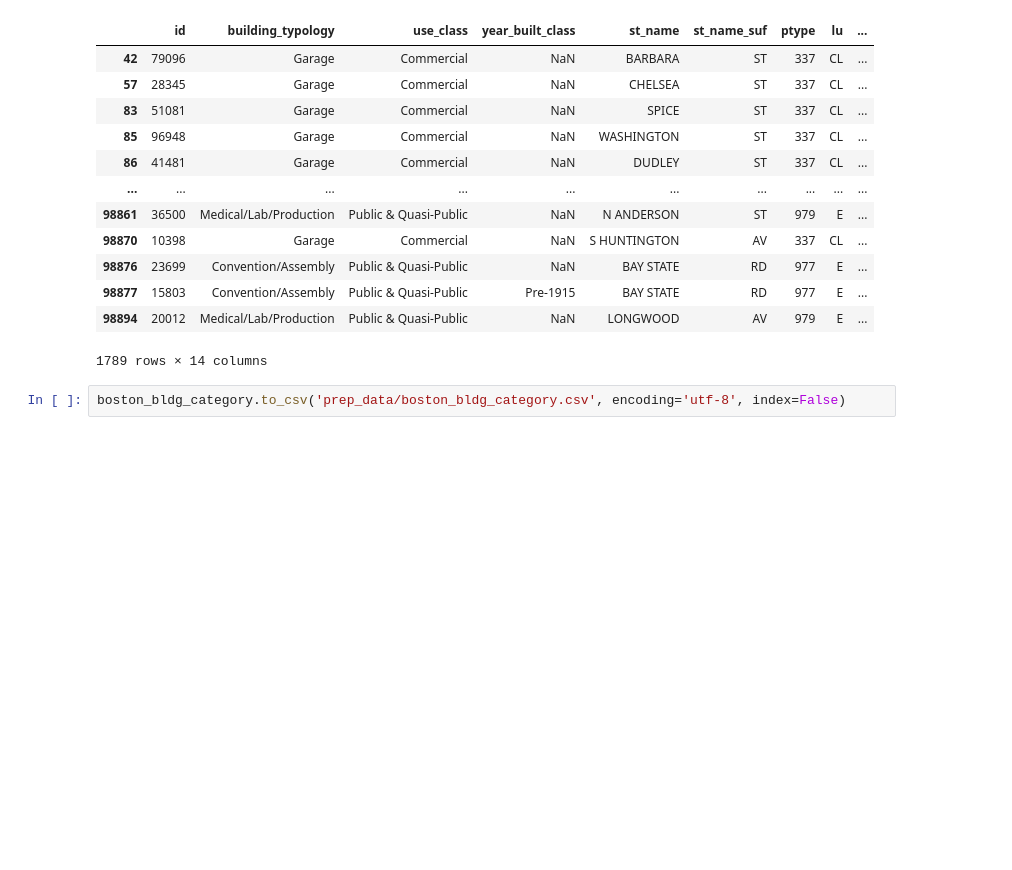
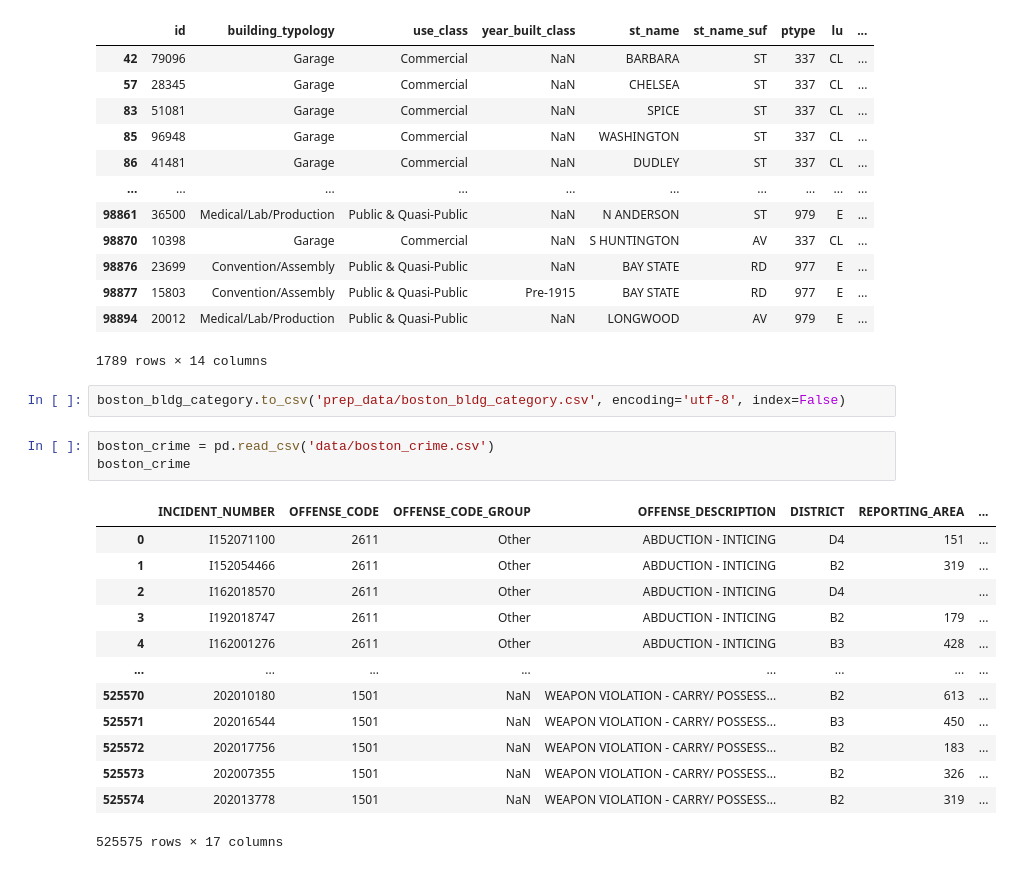
Before and after one commit to FlyingNightBird/2022Spring_Finals, a Jupyter notebook: preprocessing_building_data.ipynb, the cells around one changed output. Saved outputs shown, nothing was run; the diff lists cells and outputs as text; blank space fills up the shorter version.

```diff
--- a/preprocessing_building_data.ipynb
+++ b/preprocessing_building_data.ipynb
@@ -330,3 +331,20 @@ boston_bldg_category
 1789 rows × 14 columns
 # %%
 boston_bldg_category.to_csv('prep_data/boston_bldg_category.csv', encoding='utf-8', index=False)
+# %%
+boston_crime = pd.read_csv('data/boston_crime.csv')
+boston_crime
+# %% [output]
+|  | INCIDENT_NUMBER | OFFENSE_CODE | OFFENSE_CODE_GROUP | OFFENSE_DESCRIPTION | DISTRICT | REPORTING_AREA | ... |
+| 0 | I152071100 | 2611 | Other | ABDUCTION - INTICING | D4 | 151 | ... |
+| 1 | I152054466 | 2611 | Other | ABDUCTION - INTICING | B2 | 319 | ... |
+| 2 | I162018570 | 2611 | Other | ABDUCTION - INTICING | D4 |  | ... |
+| 3 | I192018747 | 2611 | Other | ABDUCTION - INTICING | B2 | 179 | ... |
+| 4 | I162001276 | 2611 | Other | ABDUCTION - INTICING | B3 | 428 | ... |
+| ... | ... | ... | ... | ... | ... | ... | ... |
+| 525570 | 202010180 | 1501 | NaN | WEAPON VIOLATION - CARRY/ POSSESS... | B2 | 613 | ... |
+| 525571 | 202016544 | 1501 | NaN | WEAPON VIOLATION - CARRY/ POSSESS... | B3 | 450 | ... |
+| 525572 | 202017756 | 1501 | NaN | WEAPON VIOLATION - CARRY/ POSSESS... | B2 | 183 | ... |
+| 525573 | 202007355 | 1501 | NaN | WEAPON VIOLATION - CARRY/ POSSESS... | B2 | 326 | ... |
+| 525574 | 202013778 | 1501 | NaN | WEAPON VIOLATION - CARRY/ POSSESS... | B2 | 319 | ... |
+525575 rows × 17 columns
```
Also changed, not shown: parts of 11 cells of this notebook.
